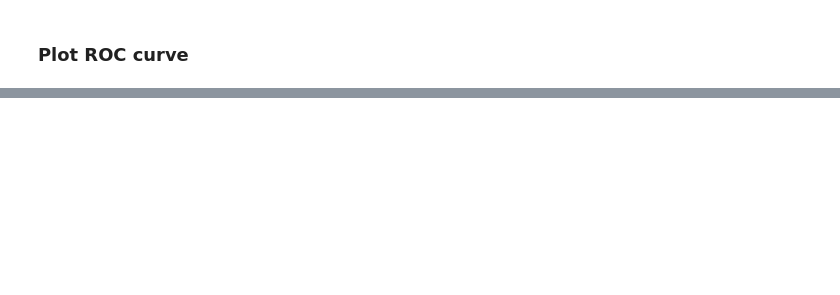
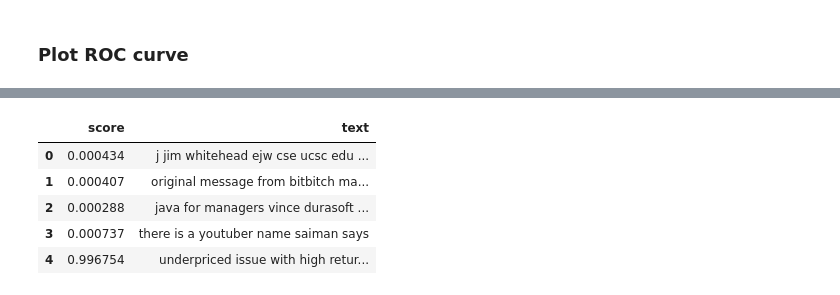
Before and after one commit to Oleg20502/vk_task, a Jupyter notebook: WordRNN.ipynb, the cells around one changed output, grey strips where cells are left out. Cells and saved outputs as stored; diff of their text form; code cells hidden in the pictures; blank space fills up the shorter version.

```diff
--- a/WordRNN.ipynb
+++ b/WordRNN.ipynb
@@ -485,0 +590,47 @@ plt.show()
+# %%
+data_test_preprocess = [
+    preprocess_pipeline(sent) for sent in texts_test.to_numpy()
+]
+# %%
+def generate_test_batch(data):
+    features = []
+    for text in data:
+        features.append(torch.tensor([Vocab['<SOS>']] + \
+                                  Vocab.lookup_indices(text) + \
+                                  [Vocab['<EOS>']],
+                                  dtype=torch.long))
+    features = pad_sequence(features, padding_value=Vocab['<PAD>'], batch_first=True)
+    return features
+
+
+test_loader = DataLoader(data_test_preprocess, batch_size=BATCH_SIZE,
+                        shuffle=False, collate_fn=generate_test_batch)
+# %%
+def predict_proba(model, iterator):
+    model.eval()
+
+    p_pred = []
+    with torch.no_grad():
+        for i, batch in enumerate(iterator):
+            input = batch.to(DEVICE)
+
+            output = model(input)
+
+            prob_pred = F.softmax(output, dim=1)[:, 1].detach().cpu().tolist()
+            p_pred.extend(prob_pred)
+    return p_pred
+
+pred_prob = predict_proba(model, test_loader)
+# %%
+data_test.insert(0, 'score', pred_prob)
+
+data_test.to_csv('test_spam_scored.csv')
+
+data_test.head()
+# %% [output]
+|  | score | text |
+| 0 | 0.000434 | j jim whitehead ejw cse ucsc edu ... |
+| 1 | 0.000407 | original message from bitbitch ma... |
+| 2 | 0.000288 | java for managers vince durasoft ... |
+| 3 | 0.000737 | there is a youtuber name saiman says |
+| 4 | 0.996754 | underpriced issue with high retur... |
```
Also changed, not shown: parts of 22 cells of this notebook, 4 other files.
